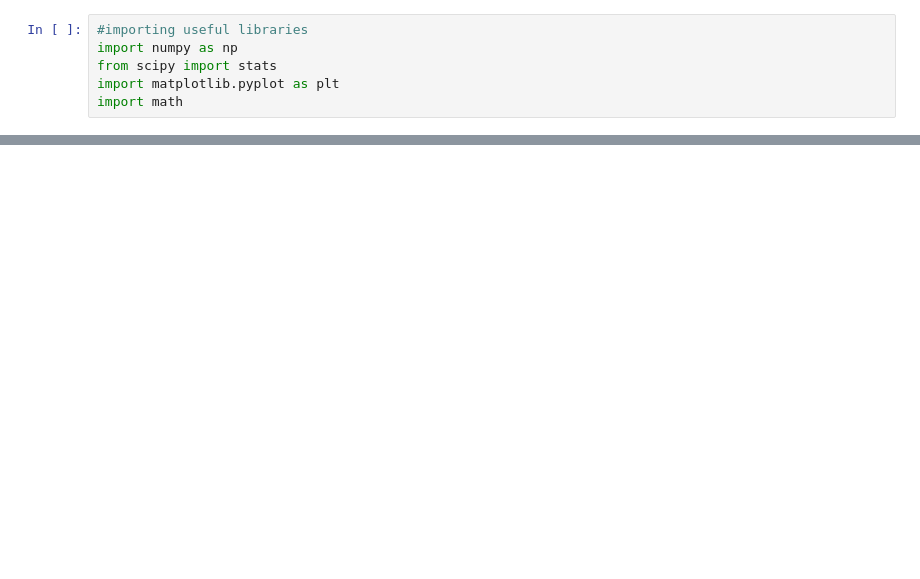
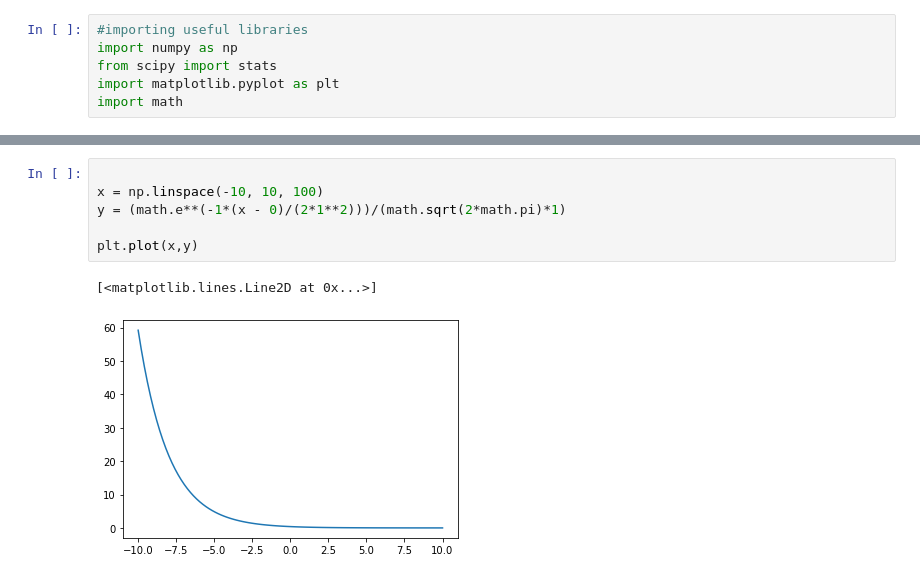
Before and after one commit to vkumar61/GPcurve, a Jupyter notebook: CurveFinder.ipynb, the cells around one changed output, grey strips where cells are left out. Cells and saved outputs as stored; diff of their text form; blank space fills up the shorter version.

```diff
--- a/CurveFinder.ipynb
+++ b/CurveFinder.ipynb
@@ -130,0 +117,9 @@ array([[ 1.60588955e-01, -8.02878608e-03, -1.08867174e-02, ...,
+# %%
+
+x = np.linspace(-10, 10, 100)
+y = (math.e**(-1*(x - 0)/(2*1**2)))/(math.sqrt(2*math.pi)*1)
+
+plt.plot(x,y)
+# %% [output]
+[<matplotlib.lines.Line2D at 0x...>]
+[figure, added]
```
Also changed, not shown: parts of 2 cells of this notebook.
